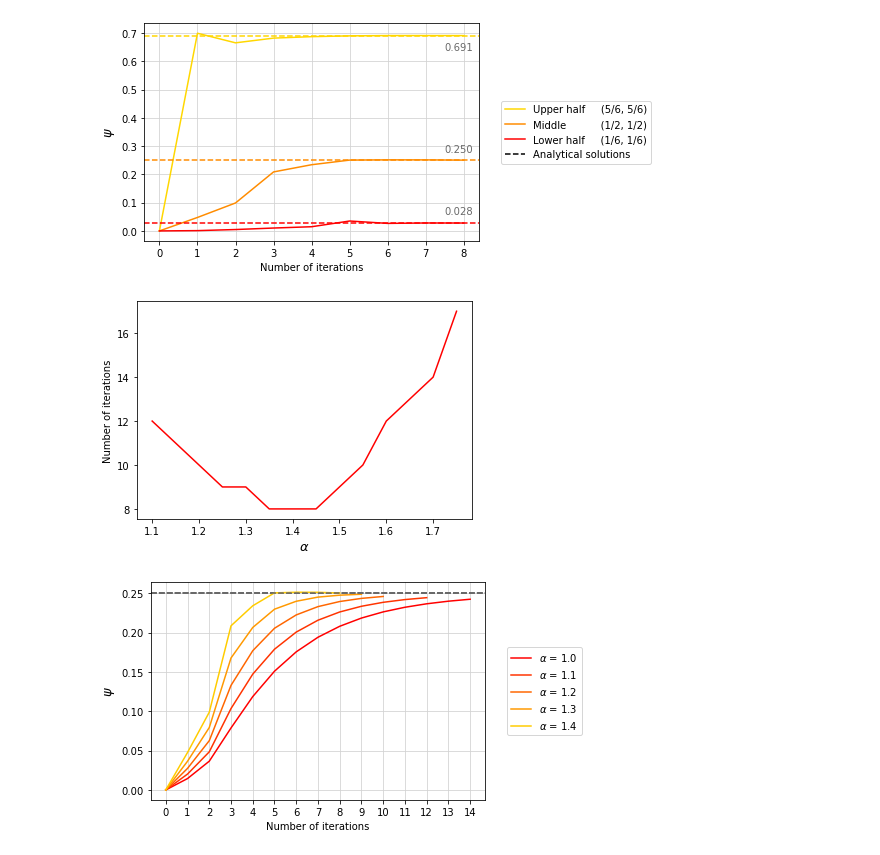
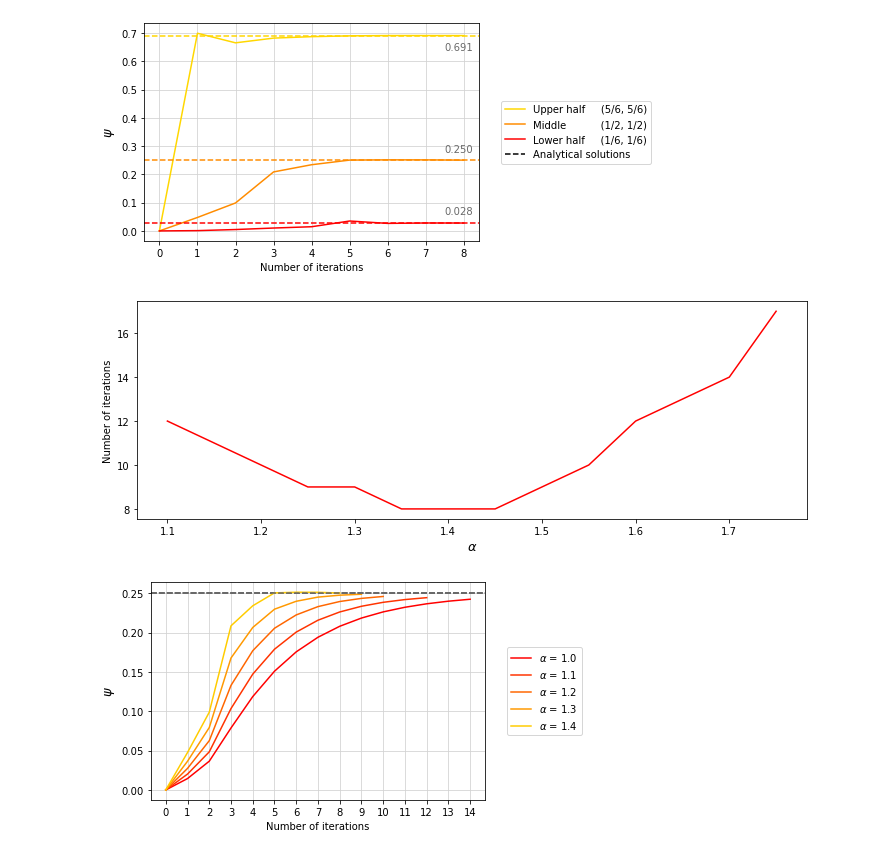
Before and after one commit to calumholker/laplaces-equation, a Jupyter notebook: CO25.ipynb, the cells around one changed output. Drawn from its saved outputs; the diff is of its cells as text; code cells hidden in the pictures.

```diff
--- a/CO25.ipynb
+++ b/CO25.ipynb
@@ -125,19 +126,20 @@ plt.savefig("Plot2")
 # %%
 N_iter = 30
 alphas = np.arange(1.1,1.8,0.05)
 convergence = []
 for alpha in alphas:
     init_psi = get_init_psi(7)
     psi, hist_values = solve_laplace(init_psi,alpha,N_iter)
     convergence.append(len(hist_values[0])-1)
 
+plt.figure(figsize=(12,4))
 plt.plot(alphas,convergence,color='red')
 plt.xlabel(r'$\alpha$', fontsize=13)
 plt.ylabel('Number of iterations')
 
-plt.savefig("Plot3")
+plt.savefig("Plot3.pgf", bbox_inches='tight')
 # %% [output]
-[figure, old version]
+[figure, new version]
 # %%
 alphas = [1.0,1.1,1.2,1.3,1.4]
 N_iter = 30
```
Also changed, not shown: parts of 9 cells of this notebook.
